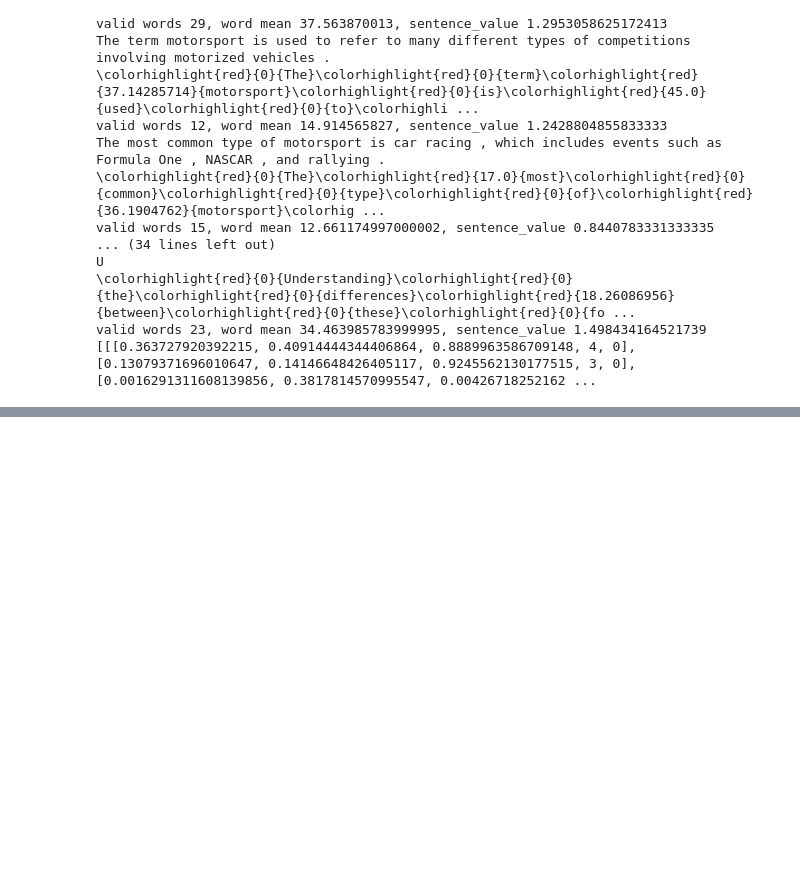
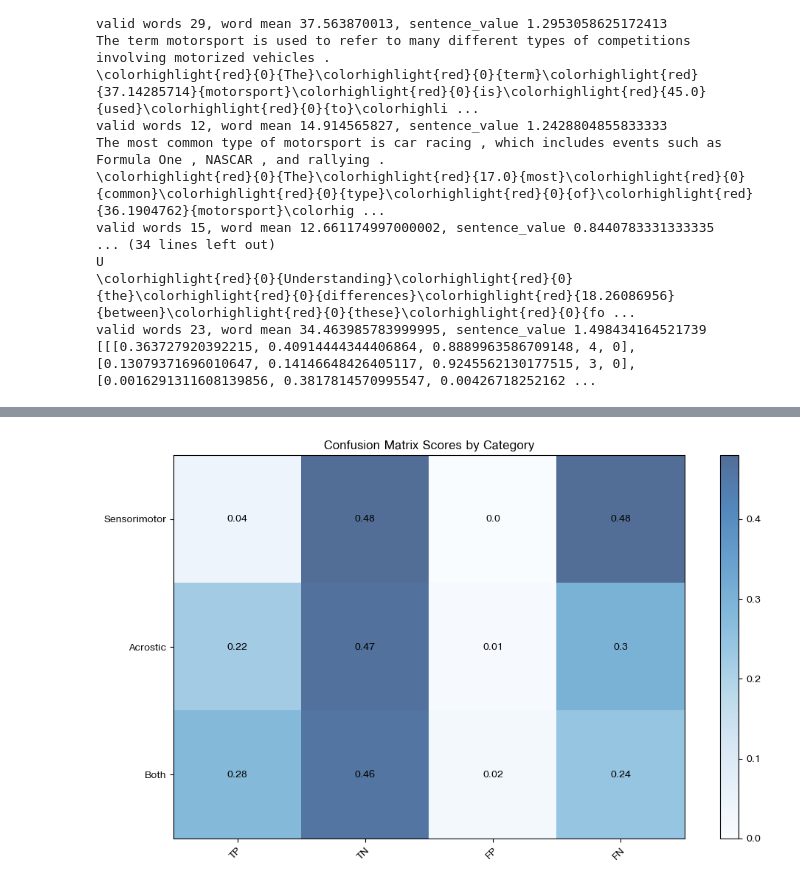
Before and after one commit to CommodoreEU/master-generation, a Jupyter notebook: notebook.ipynb, the cells around one changed output, grey strips where cells are left out. Saved outputs shown, nothing was run; the diff lists cells and outputs as text; code cells hidden in the pictures; blank space fills up the shorter version.

```diff
--- a/notebook.ipynb
+++ b/notebook.ipynb
@@ -2956,0 +3000,60 @@ valid words 23, word mean 34.463985783999995, sentence_value 1.498434164521739
+# %%
+import matplotlib.pyplot as plt
+import numpy as np
+import matplotlib.colors as mcolors
+
+#plt.style.use('seaborn-whitegrid')
+plt.rcParams['font.family'] = 'Helvetica'
+# Updated data from the table
+categories = ['Sensorimotor', 'Acrostic', 'Both']
+metrics = ['TP', 'TN', 'FP', 'FN']
+data = np.array([
+    [0.04, 0.48, 0.0, 0.48],  # Sensorimotor
+    [0.22, 0.47, 0.01, 0.30],  # Acrostic
+    [0.28, 0.46, 0.02, 0.24]   # Both
+])
+# Original "Blues" colormap
+original_cmap = plt.cm.Blues
+amount=0.3
+# Create a colormap object from the original colormap's colors
+cmap_colors = original_cmap(np.arange(original_cmap.N))
+
+# Adjust the RGB values to make them lighter
+lighter_colors = cmap_colors[:, :3] + (1.0 - cmap_colors[:, :3]) * amount
+lighter_cmap = mcolors.LinearSegmentedColormap.from_list('lighter_' + original_cmap.name, lighter_colors)
+
+# Plot setup
+fig, ax = plt.subplots(figsize=(10, 6))
+im = ax.imshow(data, cmap=lighter_cmap)
+
+# We want to show all ticks...
+ax.set_xticks(np.arange(len(metrics)))
+ax.set_yticks(np.arange(len(categories)))
+# ... and label them with the respective list entries
+ax.set_xticklabels(metrics)
+ax.set_yticklabels(categories)
+
+# Rotate the tick labels and set their alignment.
+plt.setp(ax.get_xticklabels(), rotation=45, ha="right", rotation_mode="anchor")
+
+#plt.style.use('seaborn-whitegrid')
+plt.rcParams['font.family'] = 'Helvetica'
+
+# Loop over data dimensions and create text annotations.
+for i in range(len(categories)):
+    for j in range(len(metrics)):
+        text = ax.text(j, i, data[i, j], ha="center", va="center", color="black")
+
+ax.set_title("Confusion Matrix Scores by Category")
+fig.tight_layout()
+
+
+#plt.style.use('seaborn-whitegrid')
+plt.rcParams['font.family'] = 'Helvetica'
+
+plt.colorbar(im)
+plt.show()
+
+plt.savefig('matrix_translation.png', dpi=300, bbox_inches='tight')
+# %% [output]
+[figure, added]
```
Also changed, not shown: parts of 3 cells of this notebook, 3 other files.
